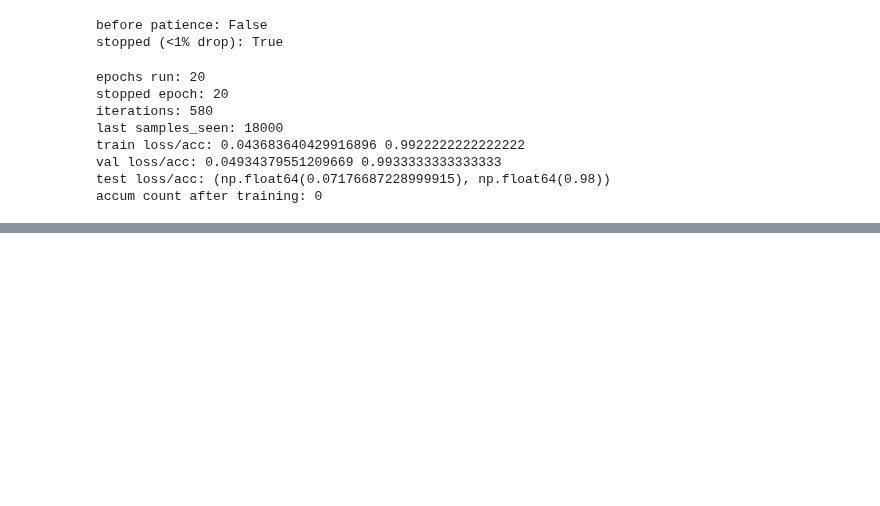
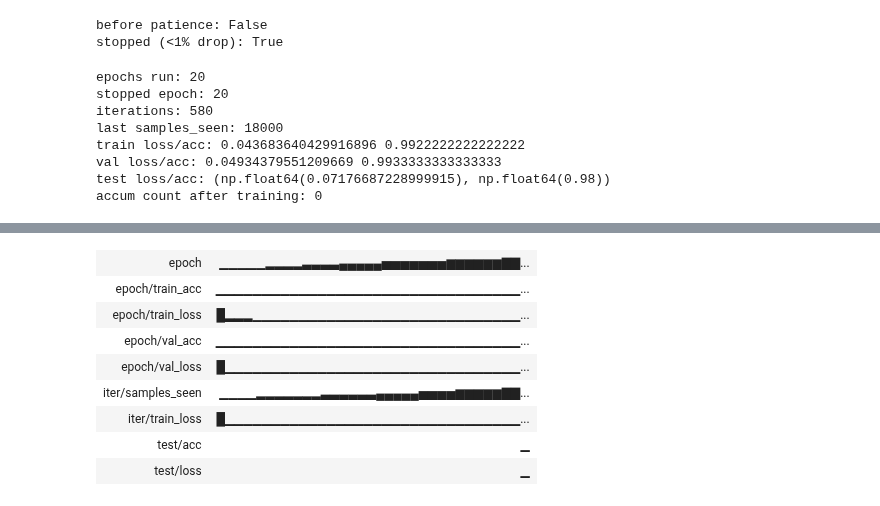
Before and after one commit to suryamanoj4/SMAI-A4, a Jupyter notebook: mlp.ipynb, the cells around one changed output, grey strips where cells are left out. Saved outputs shown, nothing was run; the diff lists cells and outputs as text; code cells hidden in the pictures; blank space fills up the shorter version.

```diff
--- a/mlp.ipynb
+++ b/mlp.ipynb
@@ -687,0 +761,86 @@ if USE_WANDB:
+# %%
+activations = {
+    "ReLU": ReLU(),
+    "Tanh": Tanh(),
+    "Sigmoid": Sigmoid(),
+    "Identity": Identity(),
+}
+
+architecture = [2, 16, 16, 1]
+results = []
+histories = {}
+models = {}
+USE_WANDB_CIRCLES = True
+if USE_WANDB_CIRCLES:
+    import wandb
+
+for name, activation in activations.items():
+    run = None
+    if USE_WANDB_CIRCLES:
+        run = wandb.init(
+            project="smai-a4-mlp",
+            name=f"circles-{name.lower()}",
+            config={
+                "dataset": "concentric-circles",
+                "activation": name,
+                "architecture": architecture,
+                "lr": 0.5,
+                "batch_size": 32,
+                "epochs": 600,
+                "grad_accumulation_steps": 1,
+                "early_stopping": False,
+            },
+            reinit=True,
+        )
+    rng_init = np.random.default_rng(SEED + 100 * RUN + 1)
+    model = Model(
+        [
+            Linear(2, 16, activation, rng_init),
+            Linear(16, 16, activation, rng_init),
+            Linear(16, 1, Sigmoid(), rng_init),
+        ],
+        "bce",
+    )
+    rng_batch = np.random.default_rng(SEED + 100 * RUN + 2)
+    hist = train_model(
+        model,
+        X_train_c, y_train_c,
+        X_val_c, y_val_c,
+        batch_size=32,
+        grad_accumulation_steps=1,
+        lr=0.5,
+        epochs=600,
+        rng_batch=rng_batch,
+        patience=601,
+        relative_loss_threshold=0.01,
+        wandb_run=run,
+    )
+    train_loss, train_acc = evaluate(model, X_train_c, y_train_c)
+    val_loss, val_acc = evaluate(model, X_val_c, y_val_c)
+    test_loss, test_acc = evaluate(model, X_test_c, y_test_c)
+    results.append({
+        "activation": name,
+        "train_loss": train_loss,
+        "train_acc": train_acc,
+        "val_loss": val_loss,
+        "val_acc": val_acc,
+        "test_loss": test_loss,
+        "test_acc": test_acc,
+    })
+    histories[name] = hist
+    models[name] = model
+    if run is not None:
+        run.log({"test/loss": test_loss, "test/acc": test_acc})
+        run.finish()
+
+print("Architecture:", " -> ".join(map(str, architecture)),"| output: Sigmoid | loss: BCE")
+print()
+print(f"{'Activation':<10}{'Train acc':>12}{'Val acc':>12}{'Test acc':>12}")
+for r in results:
+    print(
+        f"{r['activation']:<10}"
+        f"{r['train_acc']:12.4f}"
+        f"{r['val_acc']:12.4f}"
+        f"{r['test_acc']:12.4f}"
+    )
+# %% [output]
@@ -687,0 +857,9 @@ if USE_WANDB:
+| epoch | ▁▁▁▁▁▂▂▂▂▃▃▃▃▄▄▄▄▄▅▅▅▅▅▅▅▆▆▆▆▆▆▇▇... |
+| epoch/train_acc | ▁▁▁▁▁▁▁▁▁▁▁▁▁▁▁▁▁▁▁▁▁▁▁▁▁▁▁▁▁▁▁▁▁... |
+| epoch/train_loss | █▂▂▂▁▁▁▁▁▁▁▁▁▁▁▁▁▁▁▁▁▁▁▁▁▁▁▁▁▁▁▁▁... |
+| epoch/val_acc | ▁▁▁▁▁▁▁▁▁▁▁▁▁▁▁▁▁▁▁▁▁▁▁▁▁▁▁▁▁▁▁▁▁... |
+| epoch/val_loss | █▁▁▁▁▁▁▁▁▁▁▁▁▁▁▁▁▁▁▁▁▁▁▁▁▁▁▁▁▁▁▁▁... |
+| iter/samples_seen | ▁▁▁▁▂▂▂▂▂▂▂▃▃▃▃▃▃▄▄▄▄▄▅▅▅▅▆▆▆▆▆▇▇... |
+| iter/train_loss | █▁▁▁▁▁▁▁▁▁▁▁▁▁▁▁▁▁▁▁▁▁▁▁▁▁▁▁▁▁▁▁▁... |
+| test/acc | ▁ |
+| test/loss | ▁ |
```
Also changed, not shown: parts of 7 cells of this notebook.
